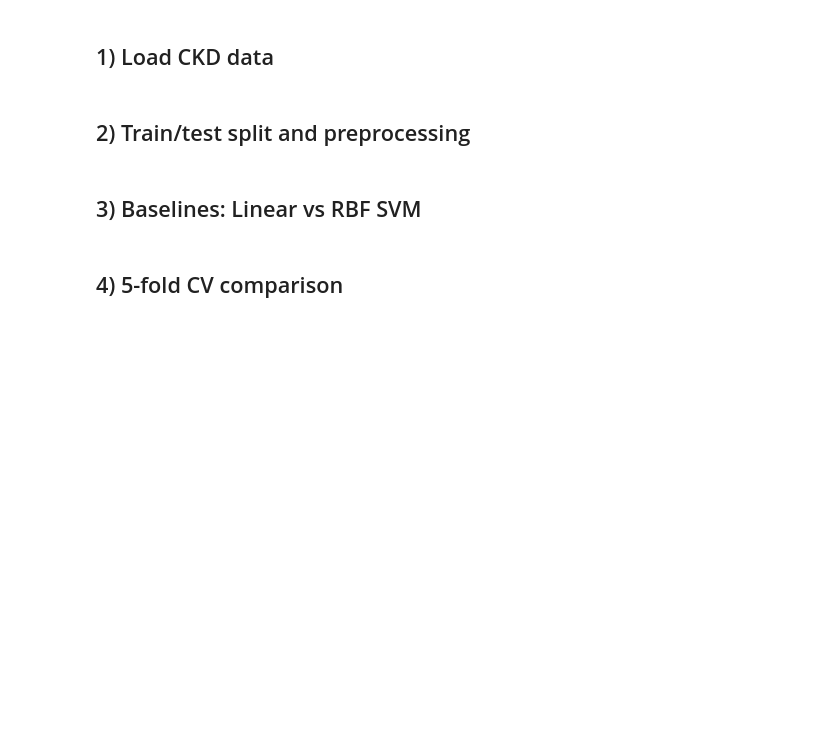
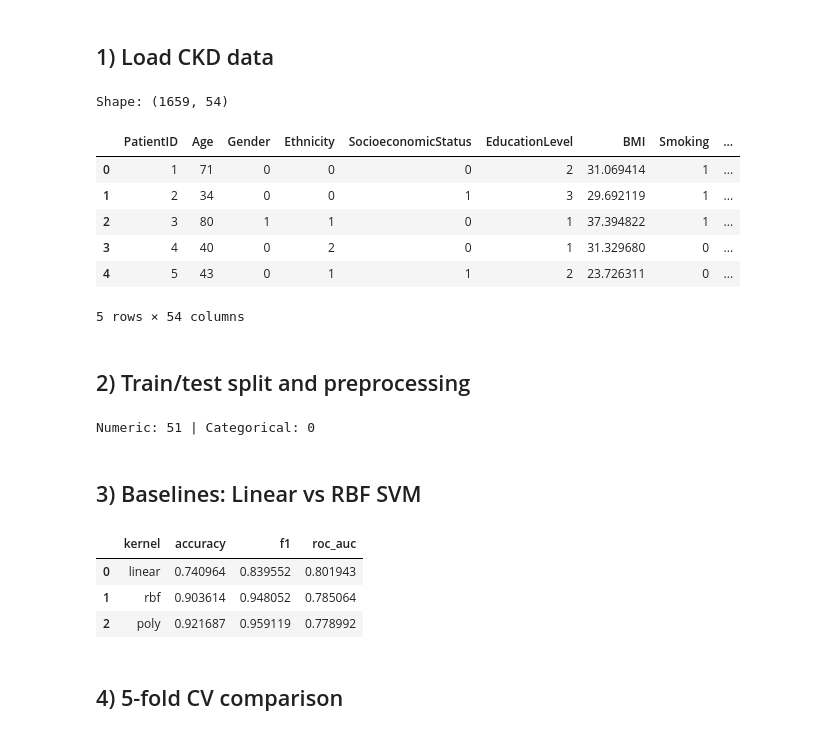
Before and after one commit to auwineza/OMDS-ModC-Week5-Uwineza-Annick, a Jupyter notebook: OMDS-ModC-Week5-Uwineza-Annick.ipynb, the cells around one changed output. Saved outputs shown, nothing was run; the diff lists cells and outputs as text; code cells hidden in the pictures; blank space fills up the shorter version.

```diff
--- a/OMDS-ModC-Week5-Uwineza-Annick.ipynb
+++ b/OMDS-ModC-Week5-Uwineza-Annick.ipynb
@@ -23,13 +25,22 @@ print('Libraries imported OK')
 # %% [markdown]
 ## 1) Load CKD data
 # %%
-DATA_PATH = "/mnt/data/Chronic_Kidney_Dsease_data.csv"
+DATA_PATH = "Chronic_Kidney_Dsease_data.csv"
 TARGET_COL = "Diagnosis"
 ID_COLS = ['PatientID', 'DoctorInCharge']
 
 df = pd.read_csv(DATA_PATH)
 print('Shape:', df.shape)
 df.head()
+# %% [output]
+Shape: (1659, 54)
+|  | PatientID | Age | Gender | Ethnicity | SocioeconomicStatus | EducationLevel | BMI | Smoking | ... |
+| 0 | 1 | 71 | 0 | 0 | 0 | 2 | 31.069414 | 1 | ... |
+| 1 | 2 | 34 | 0 | 0 | 1 | 3 | 29.692119 | 1 | ... |
+| 2 | 3 | 80 | 1 | 1 | 0 | 1 | 37.394822 | 1 | ... |
+| 3 | 4 | 40 | 0 | 2 | 0 | 1 | 31.329680 | 0 | ... |
+| 4 | 5 | 43 | 0 | 1 | 1 | 2 | 23.726311 | 0 | ... |
+5 rows × 54 columns
 # %% [markdown]
 ## 2) Train/test split and preprocessing
 # %%
@@ -59,6 +70,8 @@ categorical_tf = Pipeline([('imputer', SimpleImputer(strategy='most_frequent')),
 preprocess = ColumnTransformer(
     [('num', numeric_tf, num_cols), ('cat', categorical_tf, cat_cols)]
 )
+# %% [output]
+Numeric: 51 | Categorical: 0
 # %% [markdown]
 ## 3) Baselines: Linear vs RBF SVM
 # %%
@@ -82,6 +95,11 @@ for name, m in models.items():
         'roc_auc': roc_auc_score(y_test, y_prob)
     })
 pd.DataFrame(rows)
+# %% [output]
+|  | kernel | accuracy | f1 | roc_auc |
+| 0 | linear | 0.740964 | 0.839552 | 0.801943 |
+| 1 | rbf | 0.903614 | 0.948052 | 0.785064 |
+| 2 | poly | 0.921687 | 0.959119 | 0.778992 |
 # %% [markdown]
 ## 4) 5-fold CV comparison
 # %%
```
Also changed, not shown: parts of 7 cells of this notebook.
